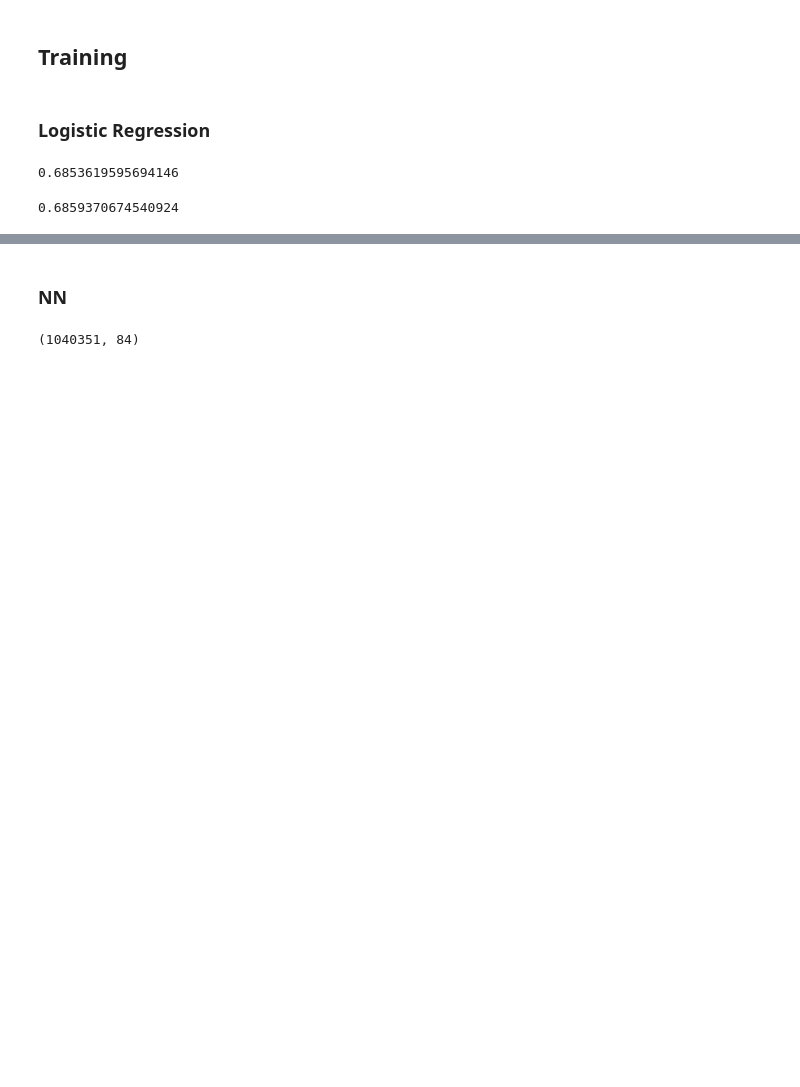
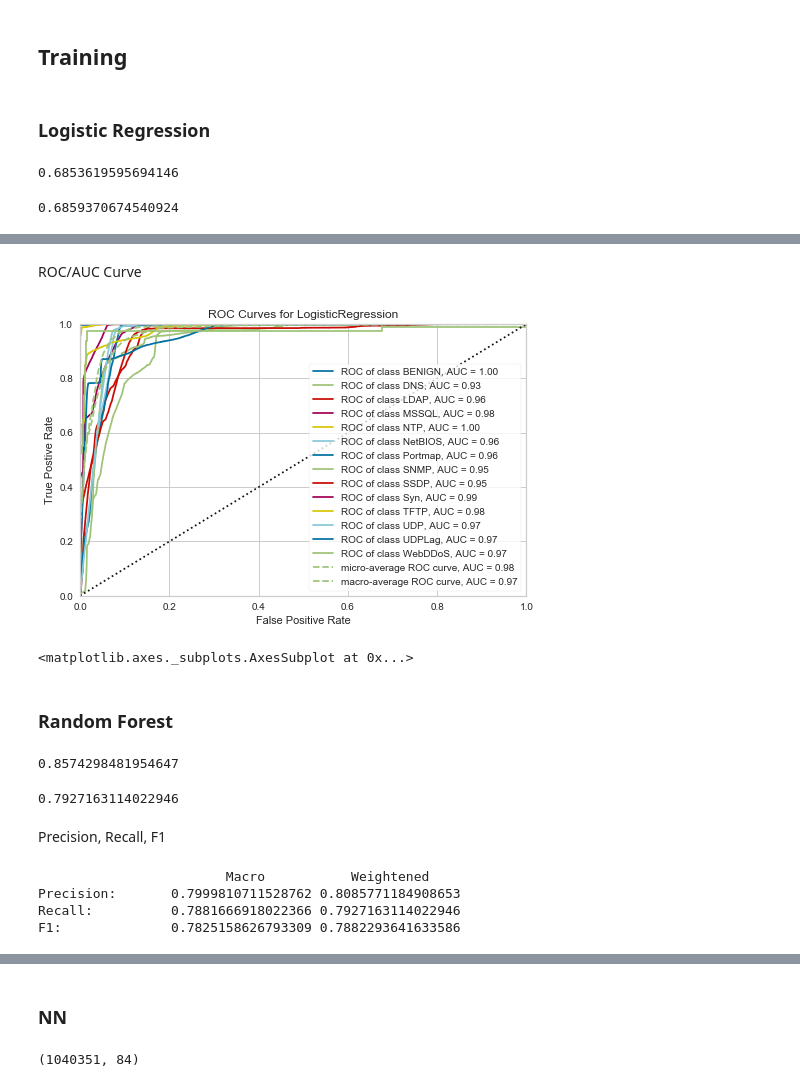
Before and after one commit to Ilona-Hanqi-Z/ML-Network, a Jupyter notebook: Final/Analysis.ipynb, the cells around one changed output, grey strips where cells are left out. Cells and saved outputs as stored; diff of their text form; code cells hidden in the pictures; blank space fills up the shorter version.

```diff
--- a/Final/Analysis.ipynb
+++ b/Final/Analysis.ipynb
@@ -129,0 +201,21 @@ clf.score(test_X_std, test_Y)
+# %% [markdown]
+ROC/AUC Curve
+# %%
+plt.figure(figsize = (8,5))
+rocauc = ROCAUC(lr, classes=labels)
+rocauc.fit(train_X_std, train_Y_num)
+rocauc.score(test_X_std, test_Y_num)
+rocauc.poof()
+# %% [output]
+[figure, added]
+<matplotlib.axes._subplots.AxesSubplot at 0x...>
+# %% [markdown]
+### Random Forest
+# %%
+rf.score(train_X_std, train_Y_num)
+# %% [output]
+0.8574298481954647
+# %%
+rf.score(test_X_std, test_Y_num)
+# %% [output]
+0.7927163114022946
@@ -129,0 +225,14 @@ clf.score(test_X_std, test_Y)
+# %% [markdown]
+Precision, Recall, F1
+# %%
+m_pr, m_rec, m_f1, _ = precision_recall_fscore_support(test_Y_num, test_Yhat, average='macro')
+w_pr, w_rec, w_f1, _ = precision_recall_fscore_support(test_Y_num, test_Yhat, average='weighted')
+print("\t\t\tMacro\t\tWeightened")
+print("Precision:\t", m_pr, w_pr)
+print("Recall:\t\t", m_rec, w_rec)
+print("F1:\t\t", m_f1, w_f1)
+# %% [output]
+                        Macro           Weightened
+Precision:       0.7999810711528762 0.8085771184908653
+Recall:          0.7881666918022366 0.7927163114022946
+F1:              0.7825158626793309 0.7882293641633586
```
Also changed, not shown: parts of 43 cells of this notebook.
